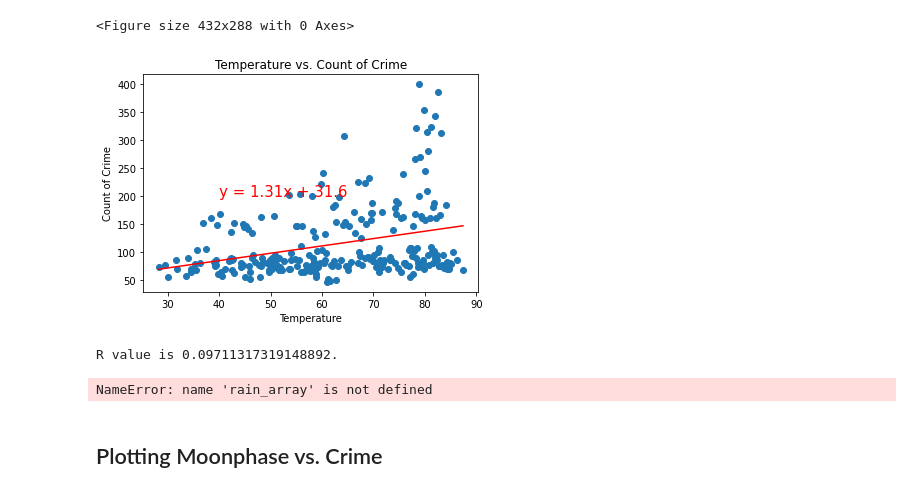
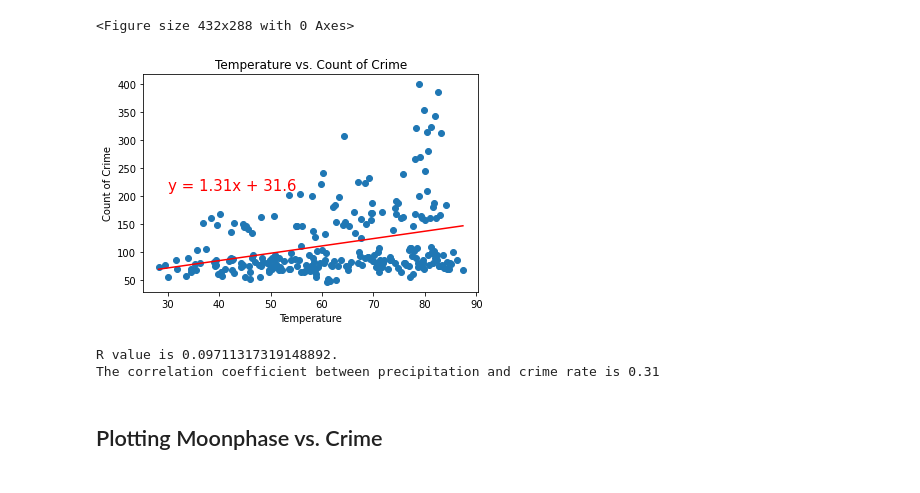
Before and after one commit to gimmemyleg/Group-6-Project-1, a Jupyter notebook: ProjectGroup6Coding.ipynb, the cells around one changed output. Drawn from its saved outputs; the diff is of its cells as text; code cells hidden in the pictures.

```diff
--- a/ProjectGroup6Coding.ipynb
+++ b/ProjectGroup6Coding.ipynb
@@ -203,31 +203,31 @@ plt.tight_layout()
 # %%
 Temp_2 = Merged_DF.groupby(['temp']).count()['crime']
 
 
 xAxis_temperature = Merged_DF['temp'].unique()
 Output = sorted(xAxis_temperature, key = float)
 Output_array = np.array(Output, dtype=np.float64)
 
 plt.scatter(Output, Temp_2)
 
 (slope, intercept, rvalue, pvalue, stderr) = stats.linregress(Output, Temp_2)
 crime_temp_fit = (slope * Output_array) + intercept
 line_eq = "y = " + str(round(slope,2)) + "x + " + str(round(intercept,2))
 plt.plot(Output, crime_temp_fit, "r-")
-plt.annotate(line_eq,(30, 200),fontsize=15,color="red")
+plt.annotate(line_eq,(30, 210),fontsize=15,color="red")
 plt.xlabel('Temperature')
 plt.ylabel('Count of Crime')
 plt.title('Temperature vs. Count of Crime')
 plt.savefig("Temperature Range and Count of Crime (scatter plot).png",
             bbox_inches ="tight")
 plt.show()
 
 print(f"R value is {rvalue**2}.")
-print(f"The correlation coefficient between precipitation and crime rate is {round(st.pearsonr(rain_array, Rain_2)[0],2)}")
+print(f"The correlation coefficient between precipitation and crime rate is {round(st.pearsonr(Output_array, Temp_2)[0],2)}")
 # %% [output]
-[figure, old version]
+[figure, new version]
 R value is 0.09711317319148892.
+The correlation coefficient between precipitation and crime rate is 0.31
-NameError: name 'rain_array' is not defined
 # %% [markdown]
 ## Plotting Moonphase vs. Crime
 # %%
```
Also changed, not shown: parts of 9 cells of this notebook, 2 other files.
